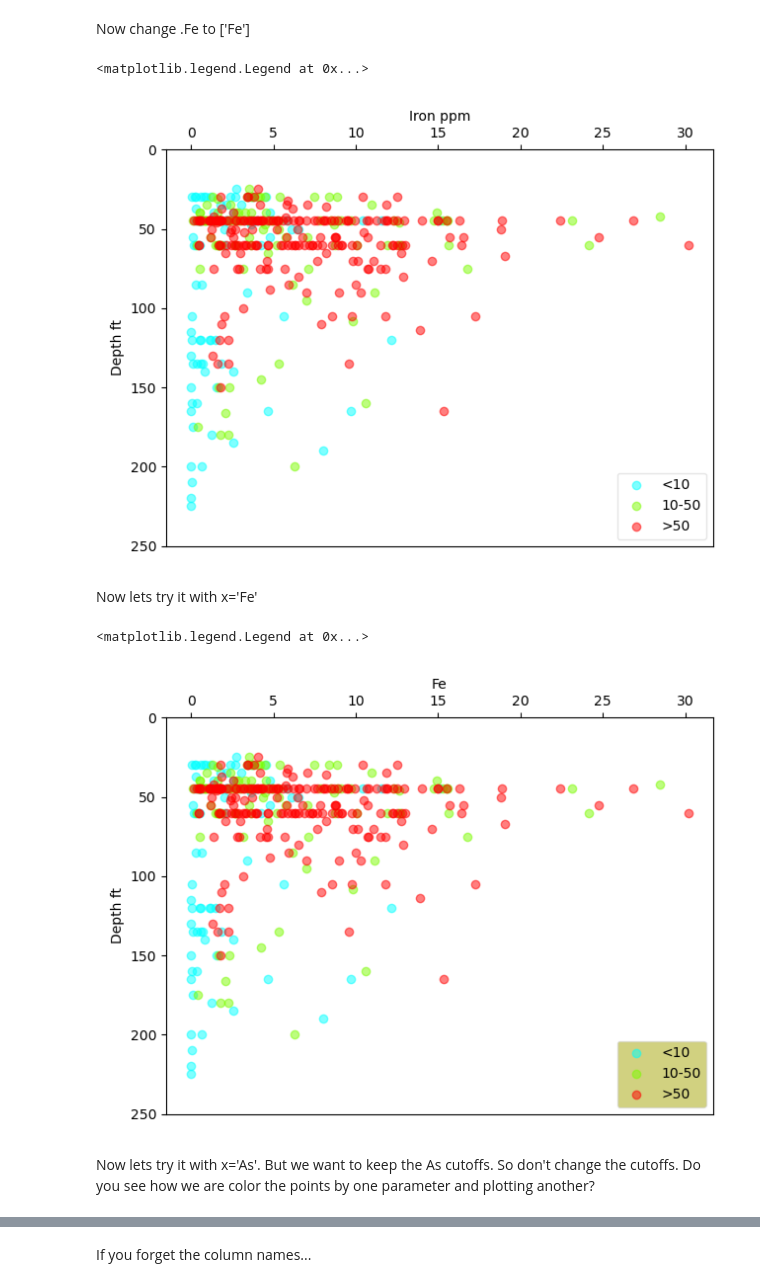
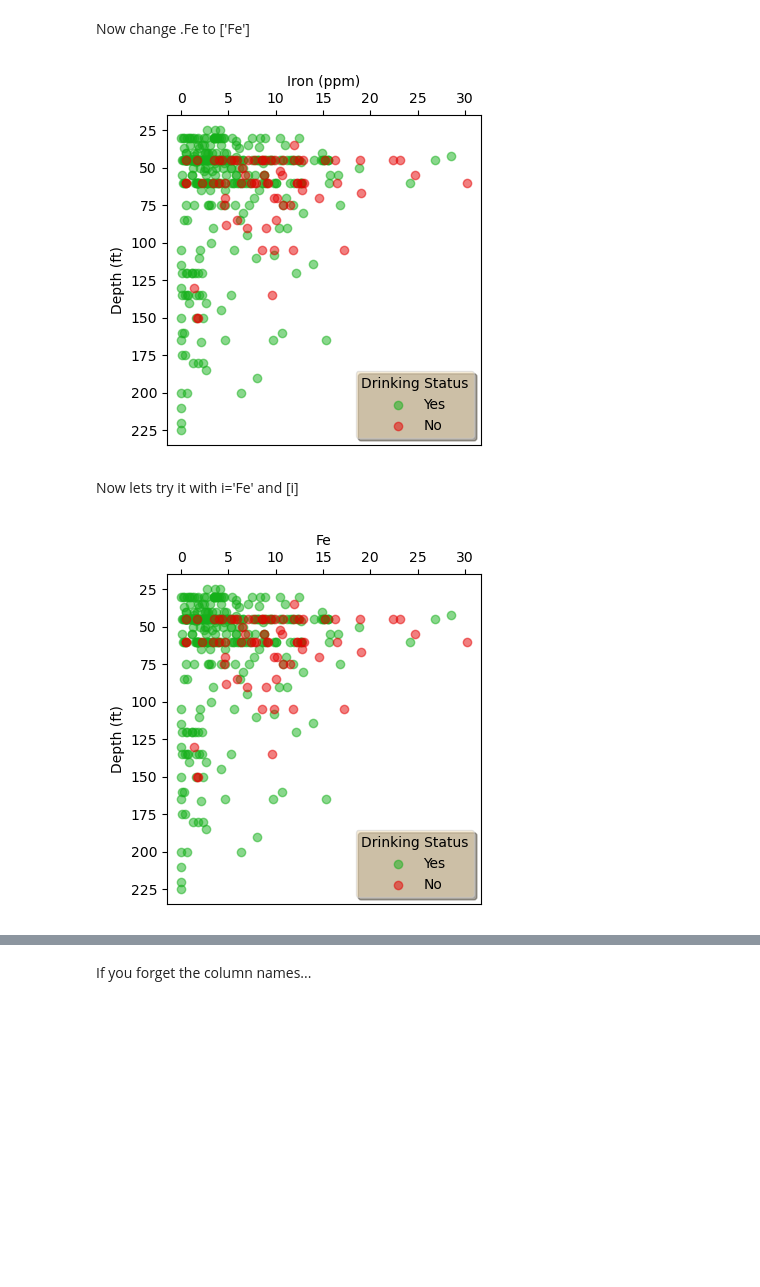
Before and after one commit to bmaillou/BigDataPython, a Jupyter notebook: 11-morePandas/pandas_well_data_part2.ipynb, the cells around one changed output, grey strips where cells are left out. Drawn from its saved outputs; the diff is of its cells as text; code cells hidden in the pictures; blank space fills up the shorter version.

```diff
--- a/11-morePandas/pandas_well_data_part2.ipynb
+++ b/11-morePandas/pandas_well_data_part2.ipynb
@@ -275,54 +270,51 @@ ax.legend(loc=4, fancybox=True, framealpha=0.5)
 Now change .Fe to ['Fe']
 # %%
 fig,ax=plt.subplots(layout='tight')
+fig.set_size_inches(4,4)
 
-#plot <10
-ax.scatter(df['Fe'][df.As<10],df.Depth[df.As<10]\
-           ,color='cyan',alpha=0.5,label='<10')
-#plot 10-50
-ax.scatter(df['Fe'][np.logical_and(df.As>=10,df.As<=50)],\
-           df.Depth[np.logical_and(df.As>=10,df.As<=50)]\
-           ,color='lawngreen',alpha=0.5,label='10-50')
-#plot<50
-ax.scatter(df['Fe'][df.As>50],df.Depth[df.As>50]\
-           ,color='r',alpha=0.5,label='>50')
+#plot may parameters
+ax.scatter(df[df.Drink=='Y']['Fe'],df[df.Drink=='Y'].Depth
+           ,alpha=0.5,label='Yes',color='xkcd:green')
+ax.scatter(df[df.Drink=='N']['Fe'],df[df.Drink=='N'].Depth
+           ,alpha=0.5,label='No',color='xkcd:red')
 
+#make look nice
+ax.invert_yaxis()
 ax.xaxis.set_label_position('top')
 ax.xaxis.tick_top()
-ax.set_xlabel('Iron ppm')
-ax.set_ylabel('Depth ft')
+ax.set_xlabel('Iron (ppm)')
+ax.set_ylabel('Depth (ft)')
+ax.legend(loc='best',title='Drinking Status'
+          , fancybox=True, framealpha=0.5
+         ,facecolor='wheat',shadow=True)
 
-ax.set_ylim([250,0])
-ax.legend(loc=4, fancybox=True, framealpha=0.5)
+fig.savefig('Name_of_figure.jpg',dpi=200,bbox_inches='tight')
 # %% [output]
-<matplotlib.legend.Legend at 0x...>
-[figure, old version]
+[figure, new version]
 # %% [markdown]
-Now lets try it with x='Fe'
+Now lets try it with i='Fe' and [i]
 # %%
 fig,ax=plt.subplots(layout='tight')
-x='Fe'
-#plot <10
-ax.scatter(df[x][df.As<10],df.Depth[df.As<10]\
-           ,color='cyan',alpha=0.5,label='<10')
-#plot 10-50
-ax.scatter(df[x][np.logical_and(df.As>=10,df.As<=50)],\
-           df.Depth[np.logical_and(df.As>=10,df.As<=50)]\
-           ,color='lawngreen',alpha=0.5,label='10-50')
-#plot<50
-ax.scatter(df[x][df.As>50],df.Depth[df.As>50]\
-           ,color='r',alpha=0.5,label='>50')
+fig.set_size_inches(4,4)
 
+i='Fe'
+
+#plot may parameters
+ax.scatter(df[df.Drink=='Y'][i],df[df.Drink=='Y'].Depth
+           ,alpha=0.5,label='Yes',color='xkcd:green')
+ax.scatter(df[df.Drink=='N'][i],df[df.Drink=='N'].Depth
+           ,alpha=0.5,label='No',color='xkcd:red')
+
+#make look nice
+ax.invert_yaxis()
 ax.xaxis.set_label_position('top')
 ax.xaxis.tick_top()
-ax.set_xlabel(x)
-ax.set_ylabel('Depth ft')
+ax.set_xlabel(i)
+ax.set_ylabel('Depth (ft)')
+ax.legend(loc='best',title='Drinking Status'
+          , fancybox=True, framealpha=0.5
+         ,facecolor='wheat',shadow=True)
 
-ax.set_ylim([250,0])
-
-ax.legend(loc=4, fancybox=True, framealpha=0.5,facecolor='xkcd:puke')
+fig.savefig('Name_of_figure.jpg',dpi=200,bbox_inches='tight')
 # %% [output]
-<matplotlib.legend.Legend at 0x...>
-[figure, old version]
+[figure, new version]
-# %% [markdown]
-Now lets try it with x='As'. But we want to keep the As cutoffs.  So don't change the cutoffs.  Do you see how we are color the points by one parameter and plotting another?
```
Also changed, not shown: parts of 56 cells of this notebook, 1 other file.
